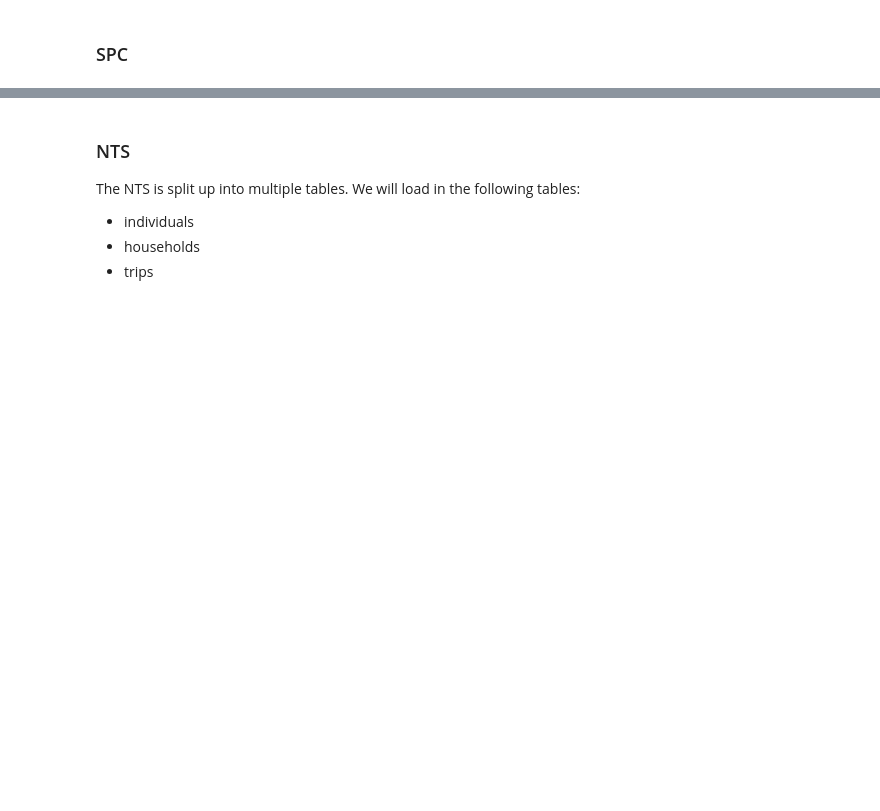
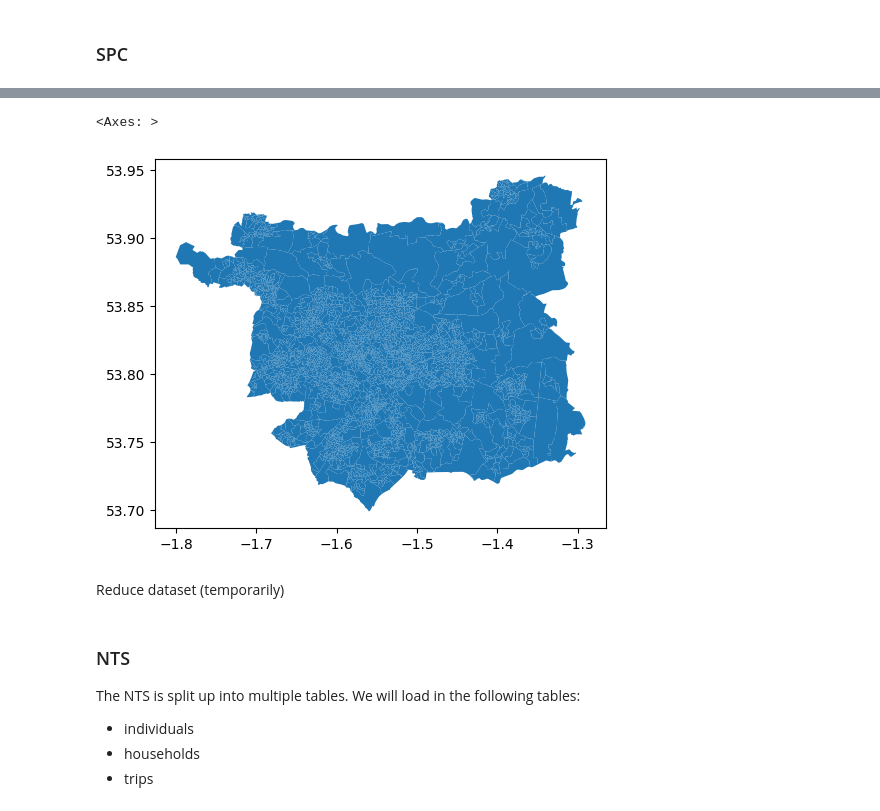
Before and after one commit to Urban-Analytics-Technology-Platform/acbm, a Jupyter notebook: notebooks/2_match_households_and_individuals.ipynb, the cells around one changed output, grey strips where cells are left out. Cells and saved outputs as stored; diff of their text form; code cells hidden in the pictures; blank space fills up the shorter version.

Commit message:
filtering spc to study area

```diff
--- a/notebooks/2_match_households_and_individuals.ipynb
+++ b/notebooks/2_match_households_and_individuals.ipynb
@@ -51,0 +61,3 @@ spc = spc.head(15000)
+# %%
+boundaries = gpd.read_file('../data/external/boundaries/oa_england.geojson')
+boundaries.head(10)
@@ -51,0 +76,10 @@ spc = spc.head(15000)
+# %%
+# filter to only include the OA's where "Leeds" is in the MSOA21NM field
+boundaries = boundaries[boundaries['MSOA21NM'].str.contains("Leeds", na=False)]
+# convert boundaries to 4326
+boundaries = boundaries.to_crs(epsg=4326)
+# plot the geometry
+boundaries.plot()
+# %% [output]
+<Axes: >
+[figure, added]
@@ -51,0 +99,2 @@ spc = spc.head(15000)
+# %% [markdown]
+Reduce dataset (temporarily)
```
Also changed, not shown: parts of 37 cells of this notebook.
